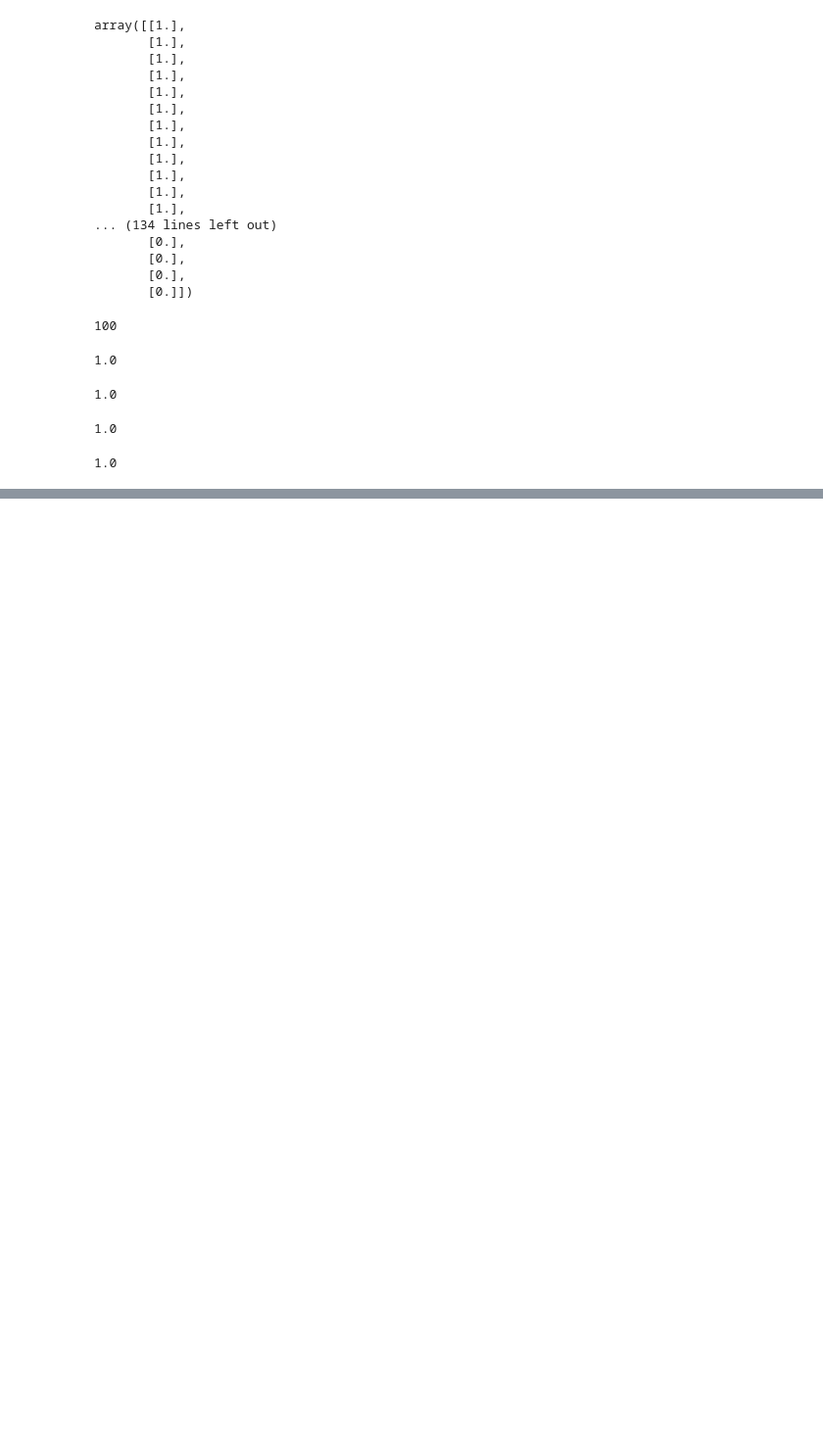
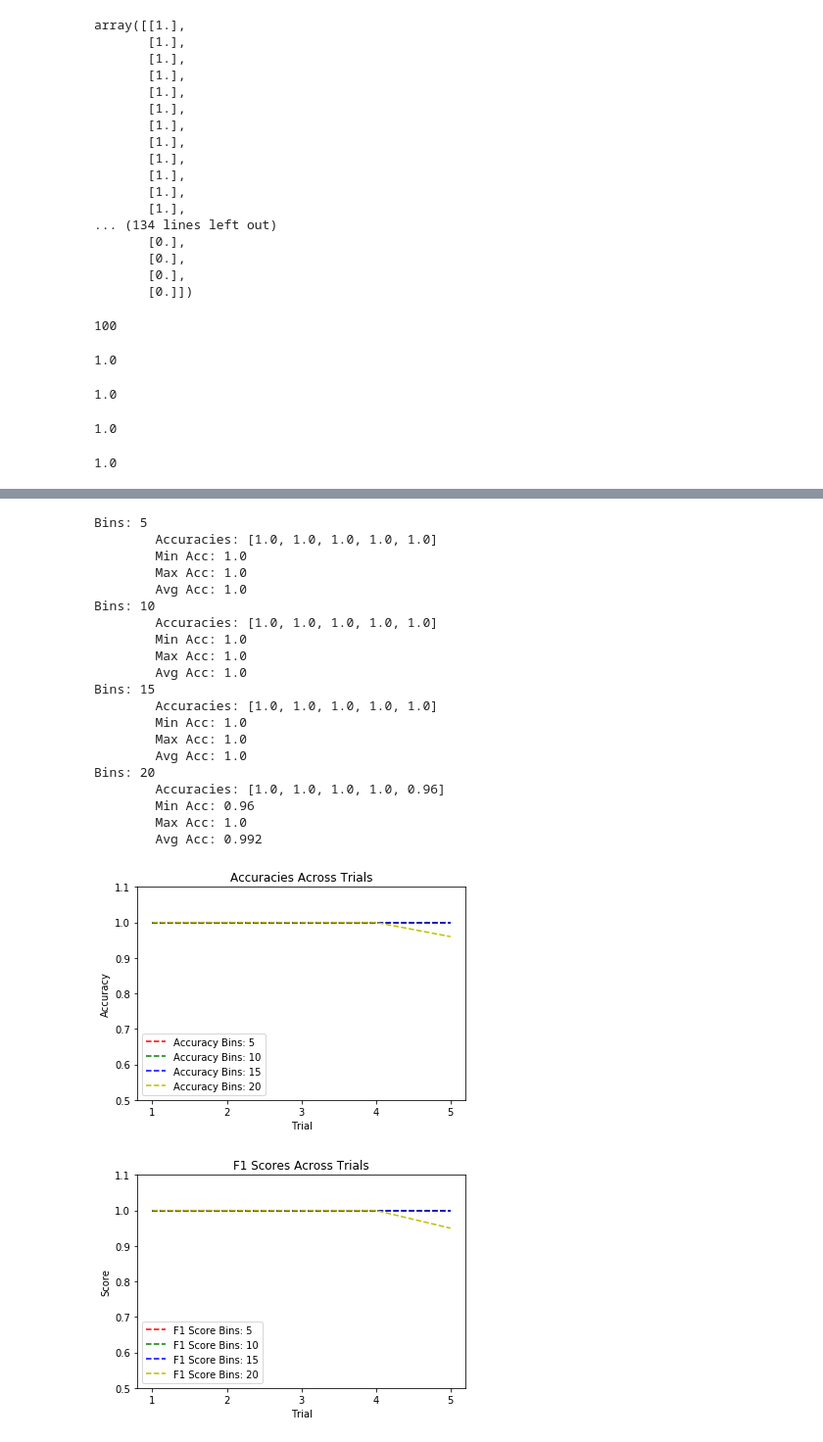
Before and after one commit to willisterh/cs6037-ml, a Jupyter notebook: as3/as3.ipynb, the cells around one changed output, grey strips where cells are left out. Shown: that part at 98% size. Saved outputs shown, nothing was run; the diff lists cells and outputs as text; code cells hidden in the pictures; blank space fills up the shorter version.

Commit message:
Naively Bayes'ing around

```diff
--- a/as3/as3.ipynb
+++ b/as3/as3.ipynb
@@ -412,6 +501,6 @@ def roc(test, p_fn, y_classified):
 # %%
-# Convenience function to run all of the id3 trials
-def run_id3_trials(data):
+# Convenience function to run all of the id3 and naive bayes trials
+def run_trials(data, learn_lambda, classify_lambda, roc_p_func=None):
 
     accs = {}
     f1s = {}
@@ -419,13 +508,14 @@ def run_id3_trials(data):
     for bins in range(5, 25, 5):
         accs[bins] = []
         f1s[bins] = []
-        sets = [get_sets(clean_data, 2/3), get_sets(clean_data, 2/3), get_sets(clean_data, 2/3), get_sets(clean_data, 2/3), get_sets(clean_data, 2/3)]
+        sets = [get_sets(data, 2/3), get_sets(data, 2/3), get_sets(clean_data, 2/3), get_sets(data, 2/3), get_sets(data, 2/3)]
         for s in sets:
-            tree = id3_generate_tree(s[0], bins)
-            c = id3_classify(s[1], tree)
+            o = learn_lambda(s[0], bins)
+            c = classify_lambda(s[1], o)
             accs[bins].append(accuracy(c, s[1]))
             f1s[bins].append(f1_score(c, s[1]))
-            rocs[bins] = roc(s[1], lambda x: id3_p(x, tree), c)
+            if roc_p_func is not None:
+                rocs[bins] = roc(s[1], lambda x: roc_p_func(x, o), c)
 
     for b in accs:
         print(f"Bins: {b}")
@@ -460,16 +550,15 @@ def run_id3_trials(data):
     plt.xticks(x)
     plt.show()
 
-    plt.plot(rocs[5][0], rocs[5][1], 'ro', label='ROC Curve Bins: 5')
-    plt.plot(rocs[10][0], rocs[10][1], 'go', label='ROC Curve Bins: 10')
-    plt.plot(rocs[15][0], rocs[15][1], 'bo', label='ROC Curve Bins: 15')
-    plt.plot(rocs[20][0], rocs[20][1], 'yo', label='ROC Curve Bins: 20')
-    plt.legend()
-    plt.xlabel("FPR")
-    plt.ylabel("TPR")
-    plt.title("ROC Curve")
-    plt.xlim((-.1, 1.1))
-    plt.ylim((-.1, 1.1))
-    plt.show()
+    if roc_p_func is not None:
+        plt.plot(rocs[5][0], rocs[5][1], 'ro', label='ROC Curve Bins: 5')
+        plt.plot(rocs[10][0], rocs[10][1], 'go', label='ROC Curve Bins: 10')
+        plt.plot(rocs[15][0], rocs[15][1], 'bo', label='ROC Curve Bins: 15')
+        plt.plot(rocs[20][0], rocs[20][1], 'yo', label='ROC Curve Bins: 20')
+        plt.legend()
+        plt.xlabel("FPR")
+        plt.ylabel("TPR")
+        plt.title("ROC Curve")
+        plt.xlim((-.1, 1.1))
+        plt.ylim((-.1, 1.1))
+        plt.show()
-# %%
-run_id3_trials(clean_data)
@@ -499,0 +565,28 @@ Bins: 20
+# %%
+id3_l = lambda train, bins: id3_generate_tree(train, bins)
+id3_c = lambda test, tree: id3_classify(test, tree)
+
+run_trials(clean_data, id3_l, id3_c, id3_p)
+# %% [output]
+Bins: 5
+        Accuracies: [1.0, 1.0, 1.0, 1.0, 1.0]
+        Min Acc: 1.0
+        Max Acc: 1.0
+        Avg Acc: 1.0
+Bins: 10
+        Accuracies: [1.0, 1.0, 1.0, 1.0, 1.0]
+        Min Acc: 1.0
+        Max Acc: 1.0
+        Avg Acc: 1.0
+Bins: 15
+        Accuracies: [1.0, 1.0, 1.0, 1.0, 1.0]
+        Min Acc: 1.0
+        Max Acc: 1.0
+        Avg Acc: 1.0
+Bins: 20
+        Accuracies: [1.0, 1.0, 1.0, 1.0, 0.96]
+        Min Acc: 0.96
+        Max Acc: 1.0
+        Avg Acc: 0.992
+[figure, added]
+[figure, added]
```
Also changed, not shown: parts of 13 cells of this notebook.
